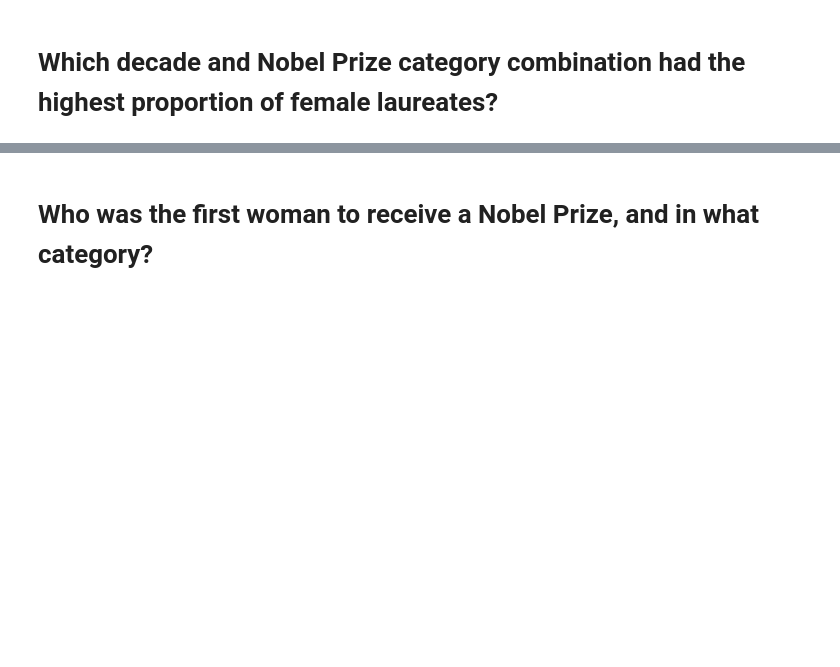
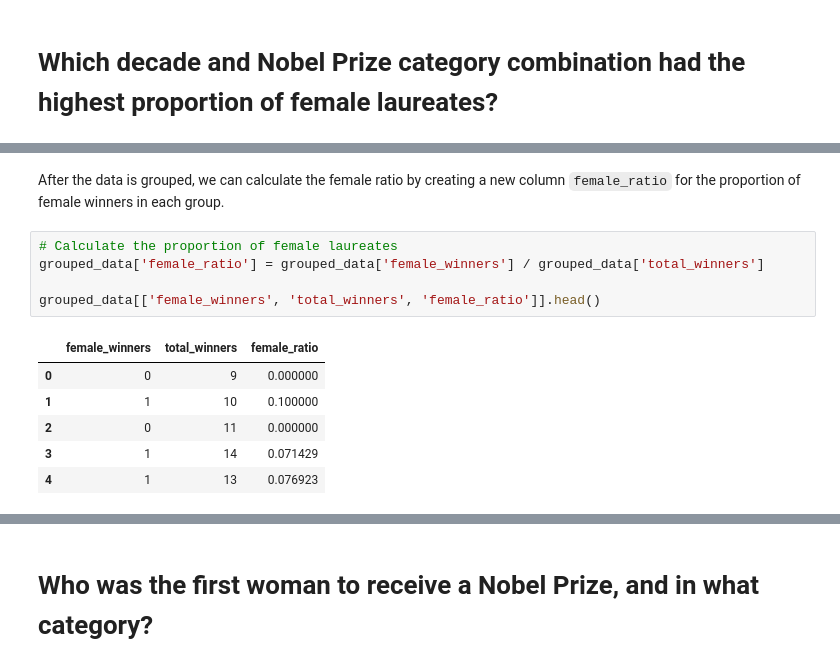
Before and after one commit to azizp128/data-science-projects, a Jupyter notebook: a-visual-history-of-nobel-prize-winners/new-version/notebook.ipynb, the cells around one changed output, grey strips where cells are left out. Drawn from its saved outputs; the diff is of its cells as text; blank space fills up the shorter version.

```diff
--- a/a-visual-history-of-nobel-prize-winners/new-version/notebook.ipynb
+++ b/a-visual-history-of-nobel-prize-winners/new-version/notebook.ipynb
@@ -137,0 +220,14 @@ plt.show()
+# %% [markdown]
+After the data is grouped, we can calculate the female ratio by creating a new column `female_ratio` for the proportion of female winners in each group.
+# %%
+# Calculate the proportion of female laureates
+grouped_data['female_ratio'] = grouped_data['female_winners'] / grouped_data['total_winners']
+
+grouped_data[['female_winners', 'total_winners', 'female_ratio']].head()
+# %% [output]
+|  | female_winners | total_winners | female_ratio |
+| 0 | 0 | 9 | 0.000000 |
+| 1 | 1 | 10 | 0.100000 |
+| 2 | 0 | 11 | 0.000000 |
+| 3 | 1 | 14 | 0.071429 |
+| 4 | 1 | 13 | 0.076923 |
```
Also changed, not shown: parts of 37 cells of this notebook, 1 other file.
